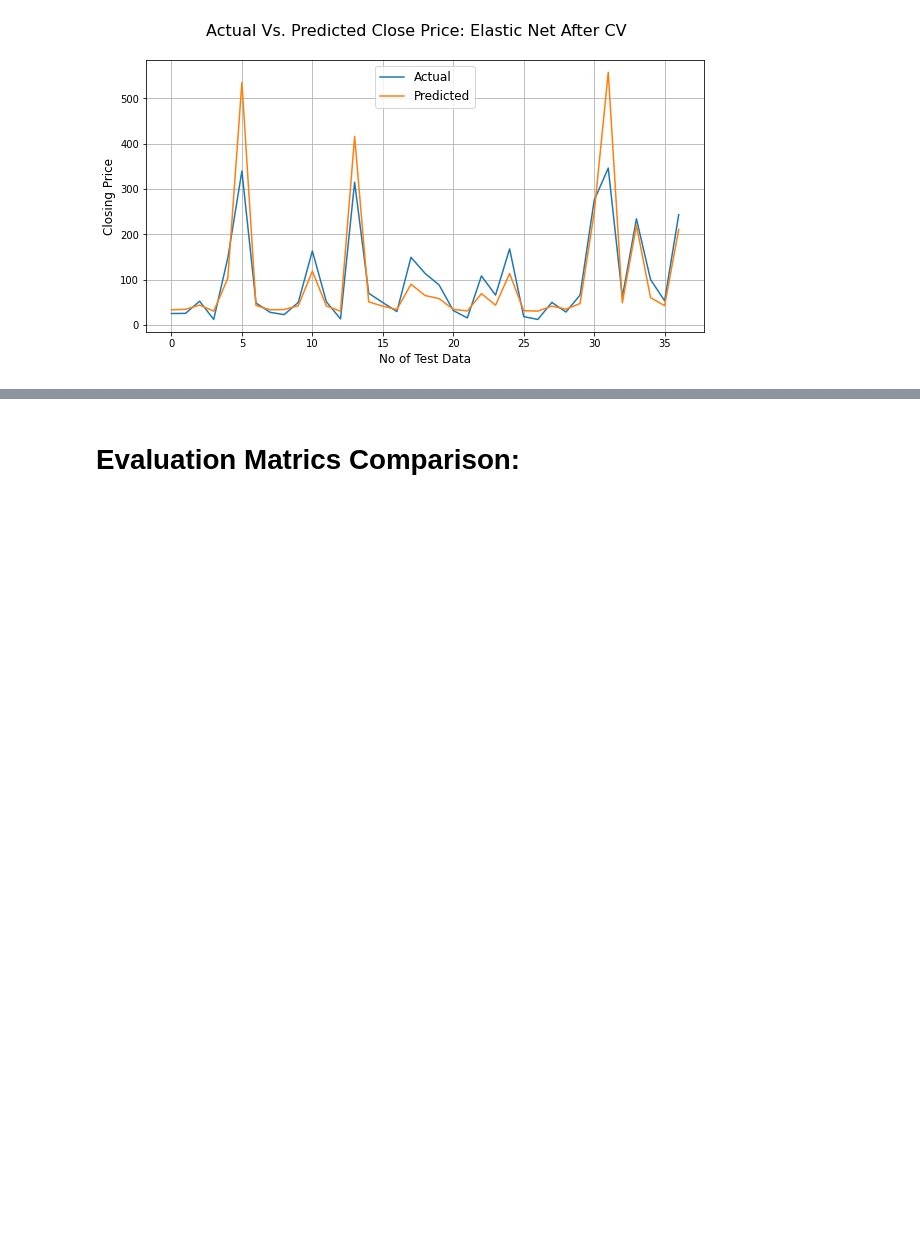
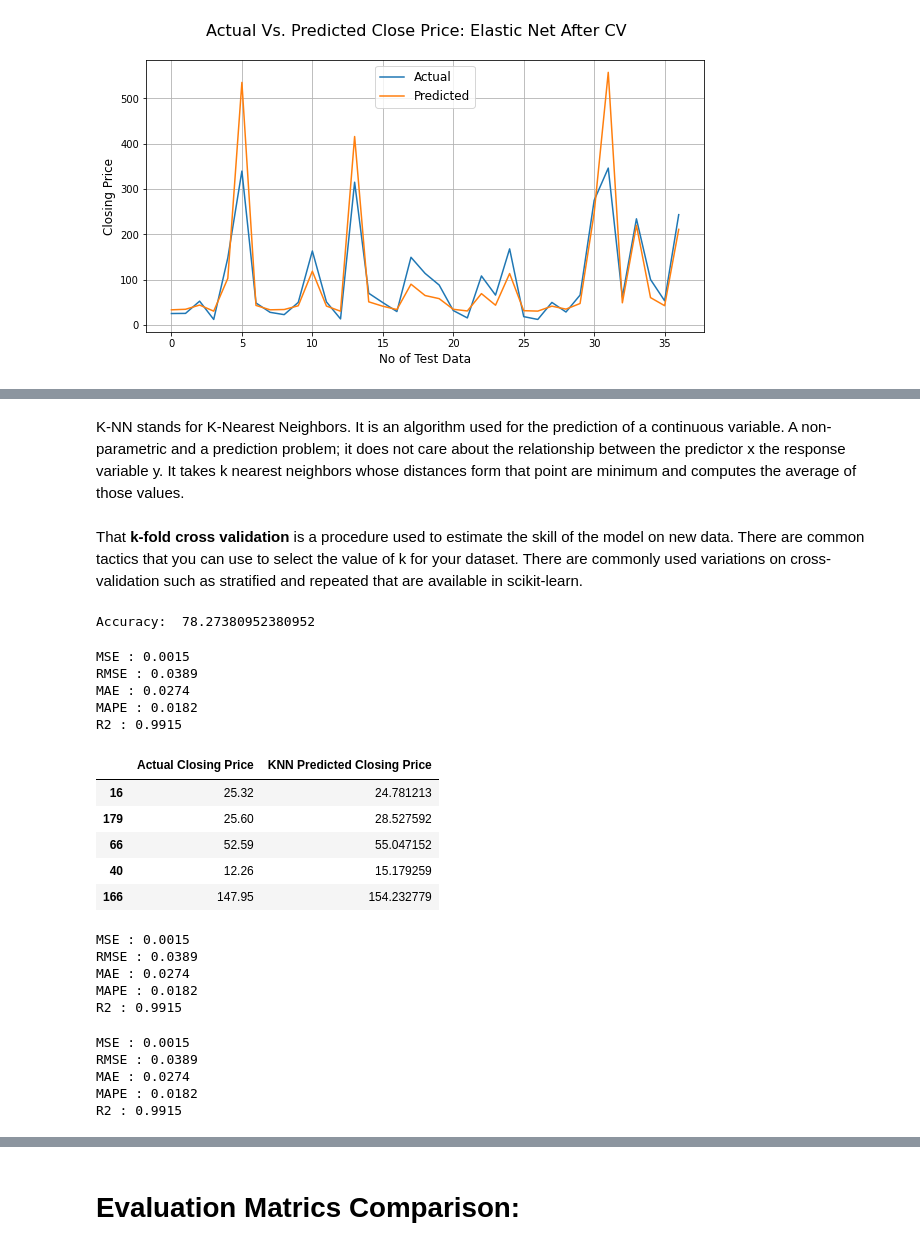
Before and after one commit to Mahima2208/YesBank_Stock_Closing_Price_Prediction, a Jupyter notebook: Yes_Bank.ipynb, the cells around one changed output, grey strips where cells are left out. Drawn from its saved outputs; the diff is of its cells as text; code cells hidden in the pictures; blank space fills up the shorter version.

```diff
--- a/Yes_Bank.ipynb
+++ b/Yes_Bank.ipynb
@@ -1119,0 +1106,2 @@ plt.grid()
+# %% [markdown]
+K-NN stands for K-Nearest Neighbors. It is an algorithm used for the prediction of a continuous variable. A non-parametric and a prediction problem; it does not care about the relationship between the predictor x the response variable y. It takes k nearest neighbors whose distances form that point are minimum and computes the average of those values.
@@ -1119,0 +1116,61 @@ plt.grid()
+# %% [markdown]
+That **k-fold cross validation** is a procedure used to estimate the skill of the model on new data.
+There are common tactics that you can use to select the value of k for your dataset.
+There are commonly used variations on cross-validation such as stratified and repeated that are available in scikit-learn.
+# %%
+#K-Fold cross validation
+knn_kfold = model_selection.KFold(n_splits=7,shuffle=True, random_state=42)
+results_kfold = model_selection.cross_val_score(knn_model, X_test, y_test.astype('int'), cv=knn_kfold)
+print("Accuracy: ", results_kfold.mean()*100)
+# %% [output]
+Accuracy:  78.27380952380952
+# %%
+# Test Performance of Elastic Net model after validation
+print("MSE :",round(mean_squared_error(y_test, y_knn_pred), 4))
+print("RMSE :",round(math.sqrt(mean_squared_error(y_test, y_knn_pred)),4))
+print("MAE :",round(mean_absolute_error(y_test, y_knn_pred),4))
+print("MAPE :",round(mean_absolute_percentage_error(y_test, y_knn_pred),4))
+print("R2 :",round(r2_score(y_test, y_knn_pred), 4))
+# %% [output]
+MSE : 0.0015
+RMSE : 0.0389
+MAE : 0.0274
+MAPE : 0.0182
+R2 : 0.9915
+# %%
+test_df['KNN Predicted Closing Price'] = 10**y_knn_pred
+knn_df = test_df.loc[:,['Actual Closing Price','KNN Predicted Closing Price']]
+knn_df.head(5)
+# %% [output]
+|  | Actual Closing Price | KNN Predicted Closing Price |
+| 16 | 25.32 | 24.781213 |
+| 179 | 25.60 | 28.527592 |
+| 66 | 52.59 | 55.047152 |
+| 40 | 12.26 | 15.179259 |
+| 166 | 147.95 | 154.232779 |
+# %%
+# Test Performance of Elastic Net model after validation
+print("MSE :",round(mean_squared_error(y_test, y_knn_pred), 4))
+print("RMSE :",round(math.sqrt(mean_squared_error(y_test, y_knn_pred)),4))
+print("MAE :",round(mean_absolute_error(y_test, y_knn_pred),4))
+print("MAPE :",round(mean_absolute_percentage_error(y_test, y_knn_pred),4))
+print("R2 :",round(r2_score(y_test, y_knn_pred), 4))
+# %% [output]
+MSE : 0.0015
+RMSE : 0.0389
+MAE : 0.0274
+MAPE : 0.0182
+R2 : 0.9915
+# %%
+# Test Performance of Elastic Net model after validation
+print("MSE :",round(mean_squared_error(y_test, y_knn_pred), 4))
+print("RMSE :",round(math.sqrt(mean_squared_error(y_test, y_knn_pred)),4))
+print("MAE :",round(mean_absolute_error(y_test, y_knn_pred),4))
+print("MAPE :",round(mean_absolute_percentage_error(y_test, y_knn_pred),4))
+print("R2 :",round(r2_score(y_test, y_knn_pred), 4))
+# %% [output]
+MSE : 0.0015
+RMSE : 0.0389
+MAE : 0.0274
+MAPE : 0.0182
+R2 : 0.9915
```
Also changed, not shown: parts of 22 cells of this notebook.
